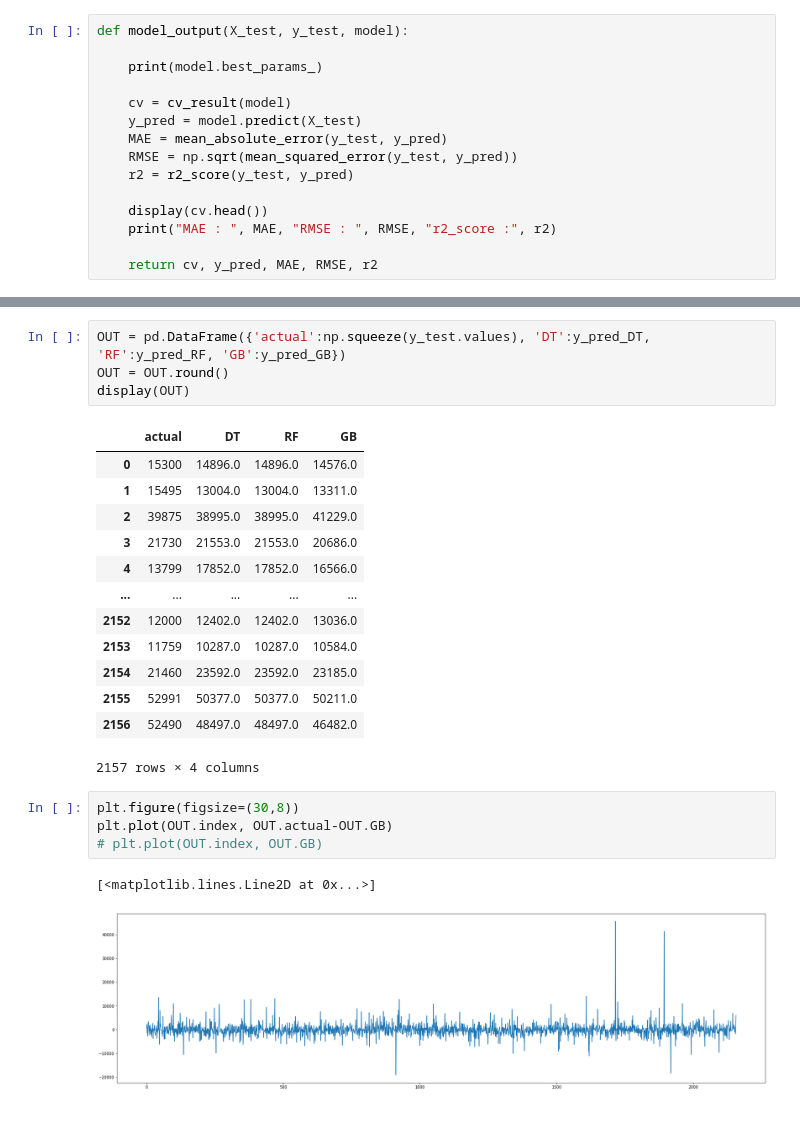
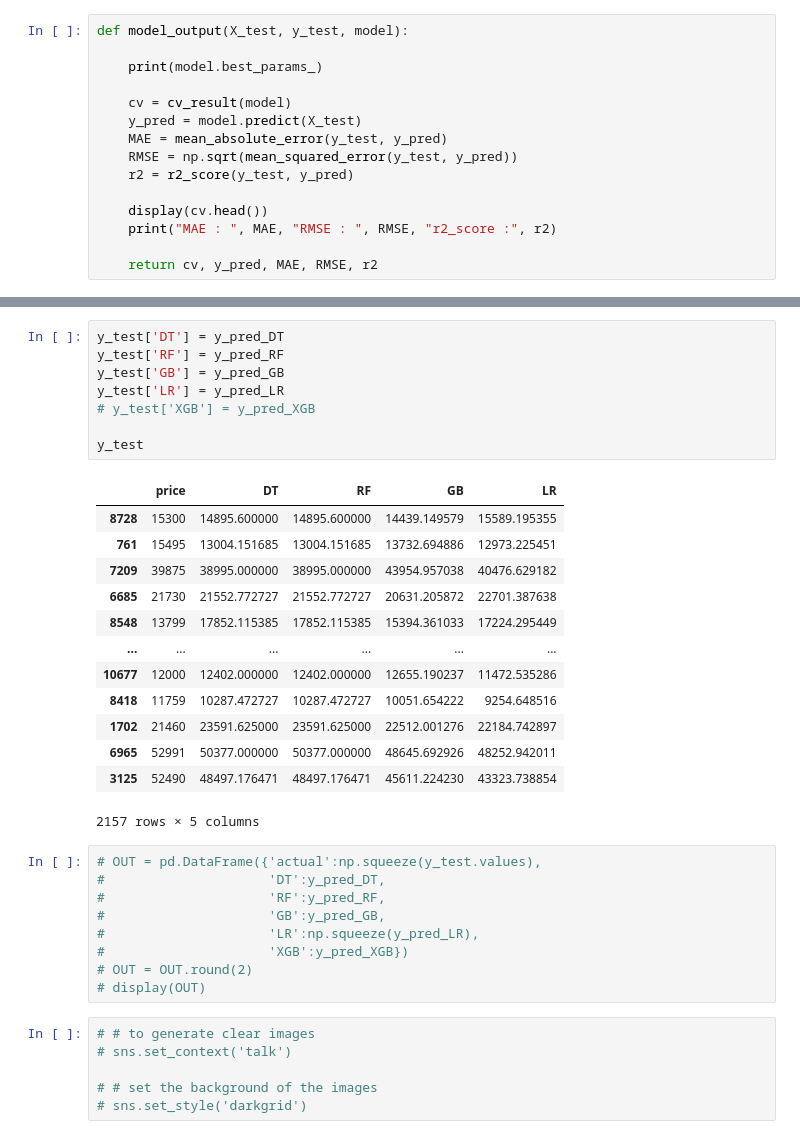
Before and after one commit to SKawsar/bmw_used_car, a Jupyter notebook: modeling.ipynb, the cells around one changed output, grey strips where cells are left out. Cells and saved outputs as stored; diff of their text form.

```diff
--- a/modeling.ipynb
+++ b/modeling.ipynb
@@ -223,25 +413,37 @@ MAE :  1646.1131247853812 RMSE :  2759.8883386492626 r2_score : 0.94109744899059
+# %%
+y_test['DT'] = y_pred_DT
+y_test['RF'] = y_pred_RF
+y_test['GB'] = y_pred_GB
+y_test['LR'] = y_pred_LR
+# y_test['XGB'] = y_pred_XGB
+
+y_test
+# %% [output]
+|  | price | DT | RF | GB | LR |
+| 8728 | 15300 | 14895.600000 | 14895.600000 | 14439.149579 | 15589.195355 |
+| 761 | 15495 | 13004.151685 | 13004.151685 | 13732.694886 | 12973.225451 |
+| 7209 | 39875 | 38995.000000 | 38995.000000 | 43954.957038 | 40476.629182 |
+| 6685 | 21730 | 21552.772727 | 21552.772727 | 20631.205872 | 22701.387638 |
+| 8548 | 13799 | 17852.115385 | 17852.115385 | 15394.361033 | 17224.295449 |
+| ... | ... | ... | ... | ... | ... |
+| 10677 | 12000 | 12402.000000 | 12402.000000 | 12655.190237 | 11472.535286 |
+| 8418 | 11759 | 10287.472727 | 10287.472727 | 10051.654222 | 9254.648516 |
+| 1702 | 21460 | 23591.625000 | 23591.625000 | 22512.001276 | 22184.742897 |
+| 6965 | 52991 | 50377.000000 | 50377.000000 | 48645.692926 | 48252.942011 |
+| 3125 | 52490 | 48497.176471 | 48497.176471 | 45611.224230 | 43323.738854 |
+2157 rows × 5 columns
 # %%
-OUT = pd.DataFrame({'actual':np.squeeze(y_test.values), 'DT':y_pred_DT, 'RF':y_pred_RF, 'GB':y_pred_GB})
-OUT = OUT.round()
-display(OUT)
+# OUT = pd.DataFrame({'actual':np.squeeze(y_test.values),
+#                     'DT':y_pred_DT,
+#                     'RF':y_pred_RF,
+#                     'GB':y_pred_GB,
+#                     'LR':np.squeeze(y_pred_LR),
+#                     'XGB':y_pred_XGB})
+# OUT = OUT.round(2)
+# display(OUT)
-# %% [output]
-|  | actual | DT | RF | GB |
-| 0 | 15300 | 14896.0 | 14896.0 | 14576.0 |
-| 1 | 15495 | 13004.0 | 13004.0 | 13311.0 |
-| 2 | 39875 | 38995.0 | 38995.0 | 41229.0 |
-| 3 | 21730 | 21553.0 | 21553.0 | 20686.0 |
-| 4 | 13799 | 17852.0 | 17852.0 | 16566.0 |
-| ... | ... | ... | ... | ... |
-| 2152 | 12000 | 12402.0 | 12402.0 | 13036.0 |
-| 2153 | 11759 | 10287.0 | 10287.0 | 10584.0 |
-| 2154 | 21460 | 23592.0 | 23592.0 | 23185.0 |
-| 2155 | 52991 | 50377.0 | 50377.0 | 50211.0 |
-| 2156 | 52490 | 48497.0 | 48497.0 | 46482.0 |
-2157 rows × 4 columns
-# %%
-plt.figure(figsize=(30,8))
-plt.plot(OUT.index, OUT.actual-OUT.GB)
-# plt.plot(OUT.index, OUT.GB)
-# %% [output]
-[<matplotlib.lines.Line2D at 0x...>]
-[figure, removed]
+# %%
+# # to generate clear images
+# sns.set_context('talk')
+
+# # set the background of the images
+# sns.set_style('darkgrid')
```
Also changed, not shown: parts of 39 cells of this notebook, 3 other files.
